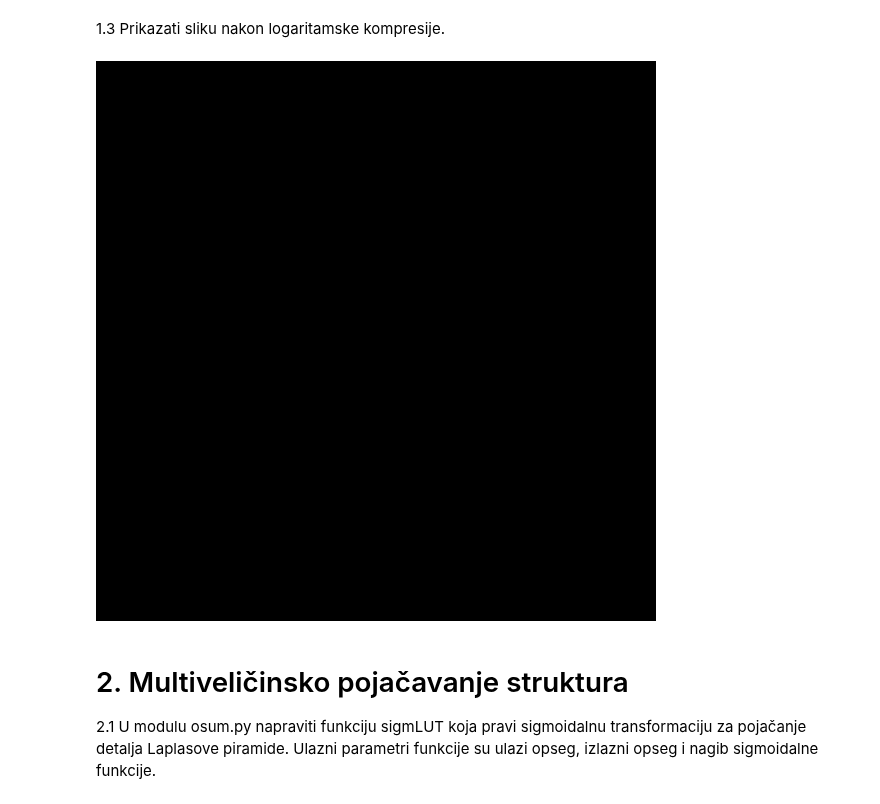
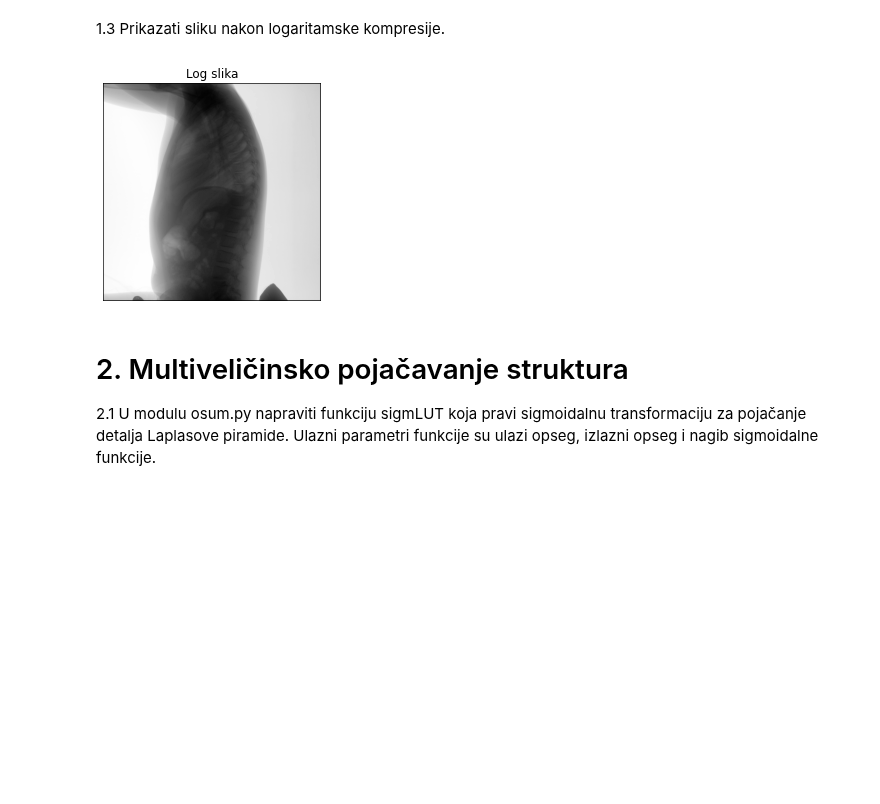
Before and after one commit to nebojsa-bozanic/BMI_OSuM, a Jupyter notebook: OSuM_Vezba6/OSuM_Vezba6/OSuM_vezba_6.ipynb, the cells around one changed output. Cells and saved outputs as stored; diff of their text form; code cells hidden in the pictures; blank space fills up the shorter version.

```diff
--- a/OSuM_Vezba6/OSuM_Vezba6/OSuM_vezba_6.ipynb
+++ b/OSuM_Vezba6/OSuM_Vezba6/OSuM_vezba_6.ipynb
@@ -41,12 +35,13 @@ im_log = logLUT[im]
 # %% [markdown]
 
 1.3 Prikazati sliku nakon logaritamske kompresije.
-# %%
-cv2_imshow(im_log/im_log.max()) # 'Log slika',
-cv2.waitKey(0)
-cv2.destroyAllWindows()
-# %% [output]
-[figure, removed]
+# %%
+plt.imshow(im_log/im_log.max(), cmap='gray')
+plt.axis('off')
+plt.title('Log slika')
+plt.show()
+# %% [output]
+[figure, added]
 # %% [markdown]
 # 2. Multiveličinsko pojačavanje struktura
 
```
Also changed, not shown: parts of 4 cells of this notebook.
